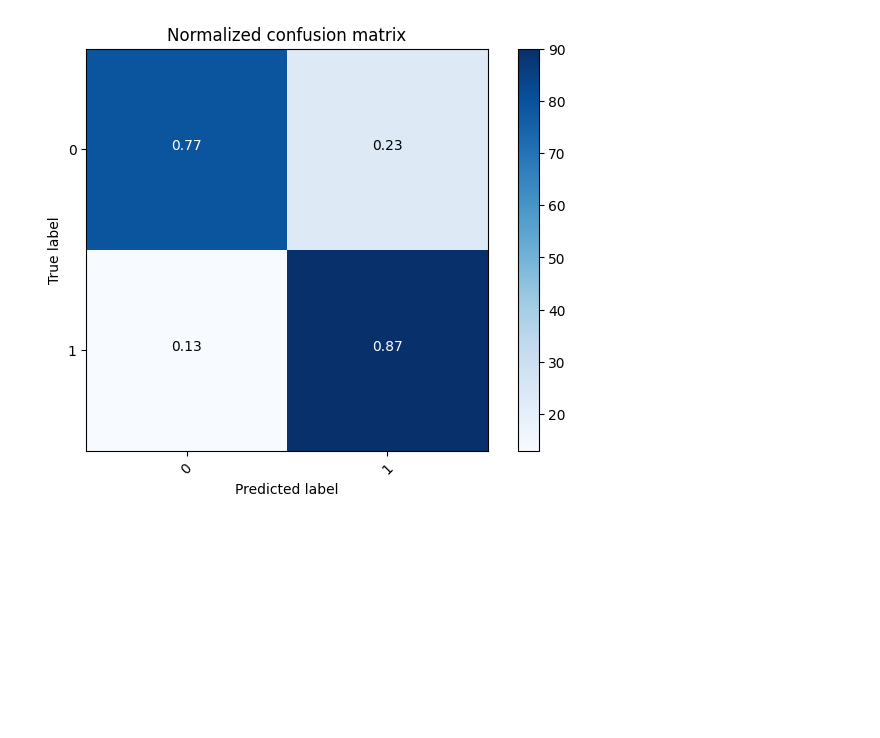
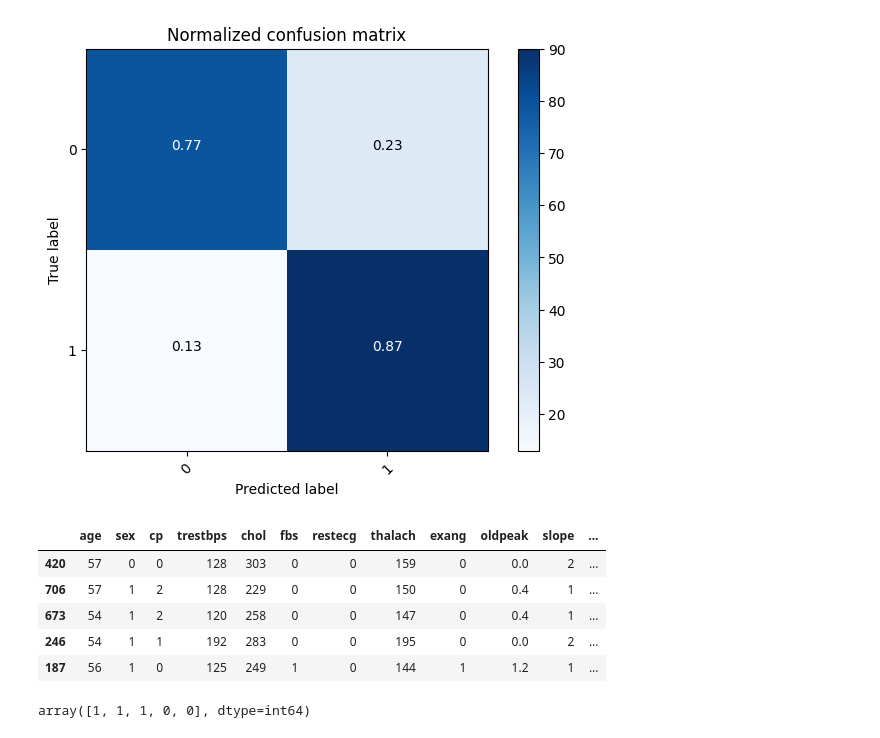
Before and after one commit to mamdaliof/MachineLearning2024W, a Jupyter notebook: Projects/mini project 2/src/Q4.ipynb, the cells around one changed output. Drawn from its saved outputs; the diff is of its cells as text; code cells hidden in the pictures; blank space fills up the shorter version.

```diff
--- a/Projects/mini project 2/src/Q4.ipynb
+++ b/Projects/mini project 2/src/Q4.ipynb
@@ -98,3 +98,16 @@ Classification Report:
 weighted avg       0.83      0.82      0.82       205
 [figure]
 [figure]
+# %%
+test_data.drop("target", axis='columns')
+# %% [output]
+|  | age | sex | cp | trestbps | chol | fbs | restecg | thalach | exang | oldpeak | slope | ... |
+| 420 | 57 | 0 | 0 | 128 | 303 | 0 | 0 | 159 | 0 | 0.0 | 2 | ... |
+| 706 | 57 | 1 | 2 | 128 | 229 | 0 | 0 | 150 | 0 | 0.4 | 1 | ... |
+| 673 | 54 | 1 | 2 | 120 | 258 | 0 | 0 | 147 | 0 | 0.4 | 1 | ... |
+| 246 | 54 | 1 | 1 | 192 | 283 | 0 | 0 | 195 | 0 | 0.0 | 2 | ... |
+| 187 | 56 | 1 | 0 | 125 | 249 | 1 | 0 | 144 | 1 | 1.2 | 1 | ... |
+# %%
+pred
+# %% [output]
+array([1, 1, 1, 0, 0], dtype=int64)
```
Also changed, not shown: parts of 1 cell of this notebook, 27 other files.
